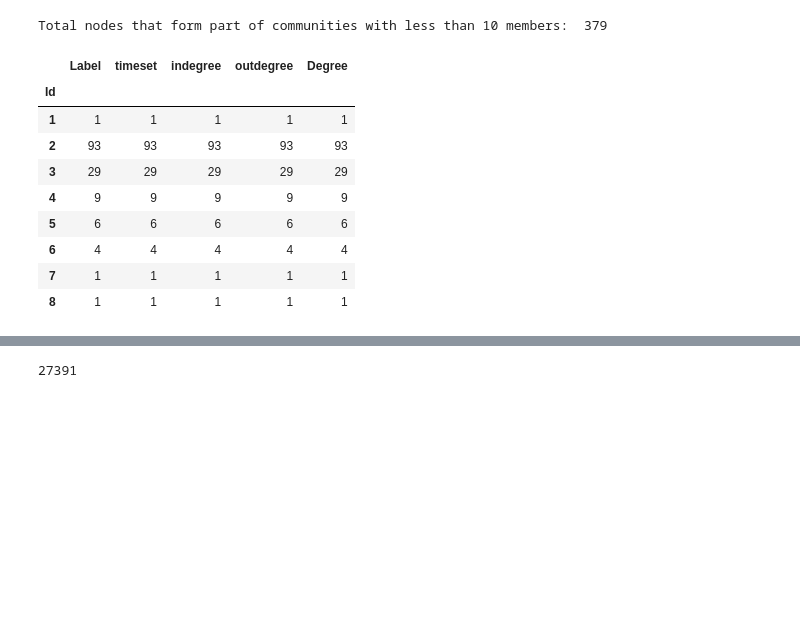
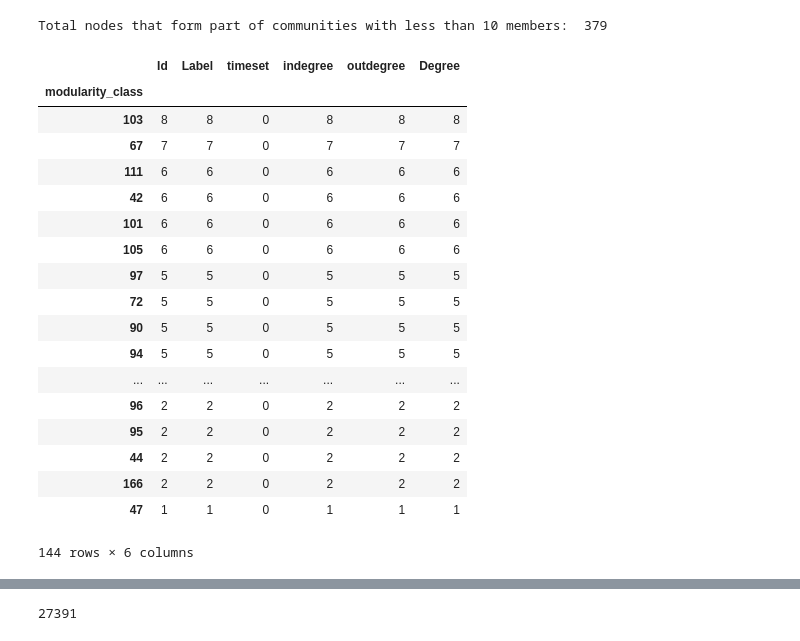
Before and after one commit to ajmaradiaga/dmsn-group15-citation-networks, a Jupyter notebook: exploring-nodes-with-modularity.ipynb, the cells around one changed output, grey strips where cells are left out. Cells and saved outputs as stored; diff of their text form; code cells hidden in the pictures; blank space fills up the shorter version.

```diff
--- a/exploring-nodes-with-modularity.ipynb
+++ b/exploring-nodes-with-modularity.ipynb
@@ -35,15 +58,24 @@ print("Total nodes that form part of communities with less than 10 members: ", m
 # %% [output]
 Total nodes that form part of communities with less than 10 members:  379
 # %%
-modularity_df[modularity_df.Id < 10].groupby('Id').count()
+modularity_df[modularity_df.Id < 10]
 # %% [output]
-|  | Label | timeset | indegree | outdegree | Degree |
-| Id |  |  |  |  |  |
-| 1 | 1 | 1 | 1 | 1 | 1 |
-| 2 | 93 | 93 | 93 | 93 | 93 |
-| 3 | 29 | 29 | 29 | 29 | 29 |
-| 4 | 9 | 9 | 9 | 9 | 9 |
-| 5 | 6 | 6 | 6 | 6 | 6 |
-| 6 | 4 | 4 | 4 | 4 | 4 |
-| 7 | 1 | 1 | 1 | 1 | 1 |
-| 8 | 1 | 1 | 1 | 1 | 1 |
+|  | Id | Label | timeset | indegree | outdegree | Degree |
+| modularity_class |  |  |  |  |  |  |
+| 103 | 8 | 8 | 0 | 8 | 8 | 8 |
+| 67 | 7 | 7 | 0 | 7 | 7 | 7 |
+| 111 | 6 | 6 | 0 | 6 | 6 | 6 |
+| 42 | 6 | 6 | 0 | 6 | 6 | 6 |
+| 101 | 6 | 6 | 0 | 6 | 6 | 6 |
+| 105 | 6 | 6 | 0 | 6 | 6 | 6 |
+| 97 | 5 | 5 | 0 | 5 | 5 | 5 |
+| 72 | 5 | 5 | 0 | 5 | 5 | 5 |
+| 90 | 5 | 5 | 0 | 5 | 5 | 5 |
+| 94 | 5 | 5 | 0 | 5 | 5 | 5 |
+| ... | ... | ... | ... | ... | ... | ... |
+| 96 | 2 | 2 | 0 | 2 | 2 | 2 |
+| 95 | 2 | 2 | 0 | 2 | 2 | 2 |
+| 44 | 2 | 2 | 0 | 2 | 2 | 2 |
+| 166 | 2 | 2 | 0 | 2 | 2 | 2 |
+| 47 | 1 | 1 | 0 | 1 | 1 | 1 |
+144 rows × 6 columns
```
Also changed, not shown: parts of 3 cells of this notebook, 5 other files.
